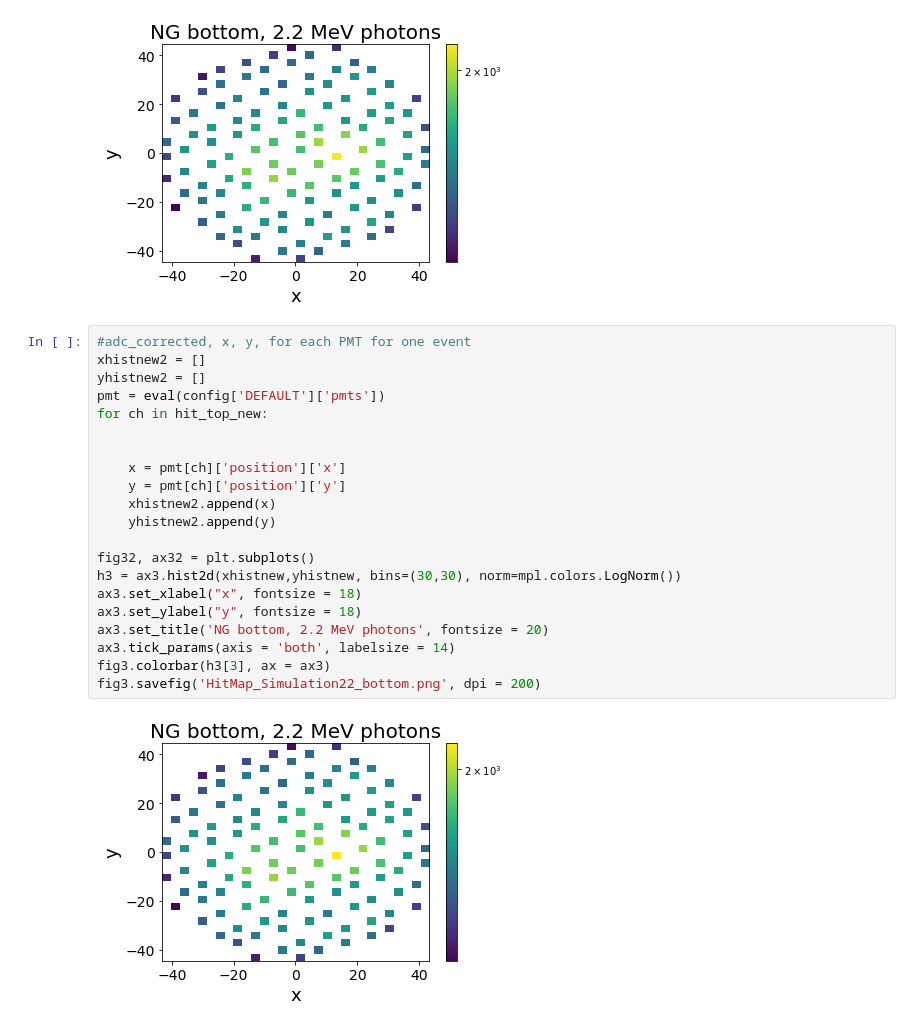
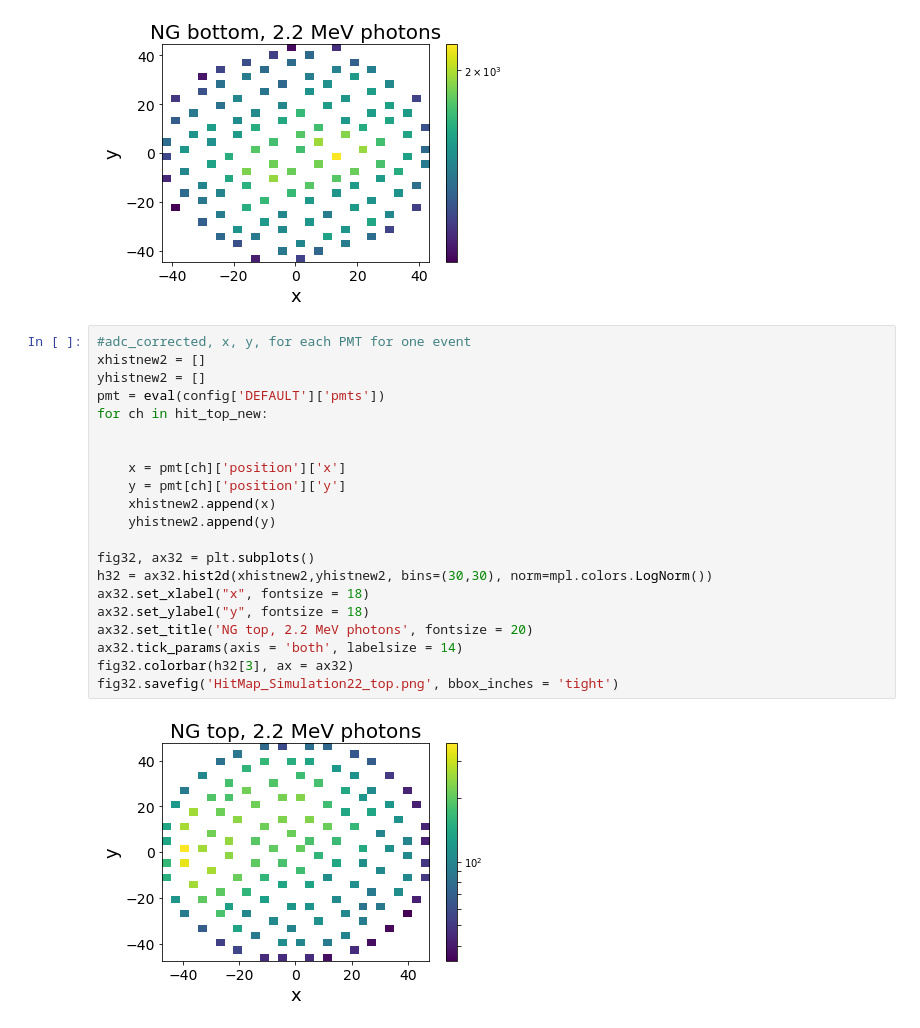
Before and after one commit to wesselrijk/XENON1T_NikhefProject, a Jupyter notebook: DataAnalysis/Simulation_hit-map.ipynb, the cells around one changed output. Drawn from its saved outputs; the diff is of its cells as text.

Commit message:
Modify the plots

```diff
--- a/DataAnalysis/Simulation_hit-map.ipynb
+++ b/DataAnalysis/Simulation_hit-map.ipynb
@@ -187,23 +187,23 @@ fig3.savefig('HitMap_Simulation22_bottom.png', dpi = 200)
 # %%
 #adc_corrected, x, y, for each PMT for one event
 xhistnew2 = []
 yhistnew2 = []
 pmt = eval(config['DEFAULT']['pmts'])
 for ch in hit_top_new:
 
 
     x = pmt[ch]['position']['x']
     y = pmt[ch]['position']['y']
     xhistnew2.append(x)
     yhistnew2.append(y)
 
 fig32, ax32 = plt.subplots()
-h3 = ax3.hist2d(xhistnew,yhistnew, bins=(30,30), norm=mpl.colors.LogNorm())
-ax3.set_xlabel("x", fontsize = 18)
-ax3.set_ylabel("y", fontsize = 18)
-ax3.set_title('NG bottom, 2.2 MeV photons', fontsize = 20)
-ax3.tick_params(axis = 'both', labelsize = 14)
-fig3.colorbar(h3[3], ax = ax3)
-fig3.savefig('HitMap_Simulation22_bottom.png', dpi = 200)
+h32 = ax32.hist2d(xhistnew2,yhistnew2, bins=(30,30), norm=mpl.colors.LogNorm())
+ax32.set_xlabel("x", fontsize = 18)
+ax32.set_ylabel("y", fontsize = 18)
+ax32.set_title('NG top, 2.2 MeV photons', fontsize = 20)
+ax32.tick_params(axis = 'both', labelsize = 14)
+fig32.colorbar(h32[3], ax = ax32)
+fig32.savefig('HitMap_Simulation22_top.png', bbox_inches = 'tight')
 # %% [output]
-[figure, old version]
+[figure, new version]
```
Also changed, not shown: parts of 1 cell of this notebook, 4 other files.
